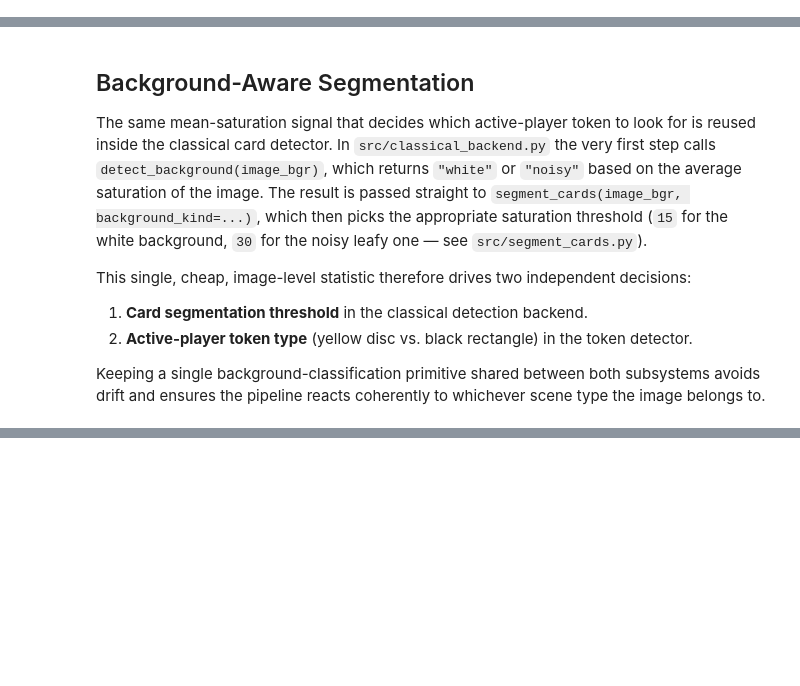
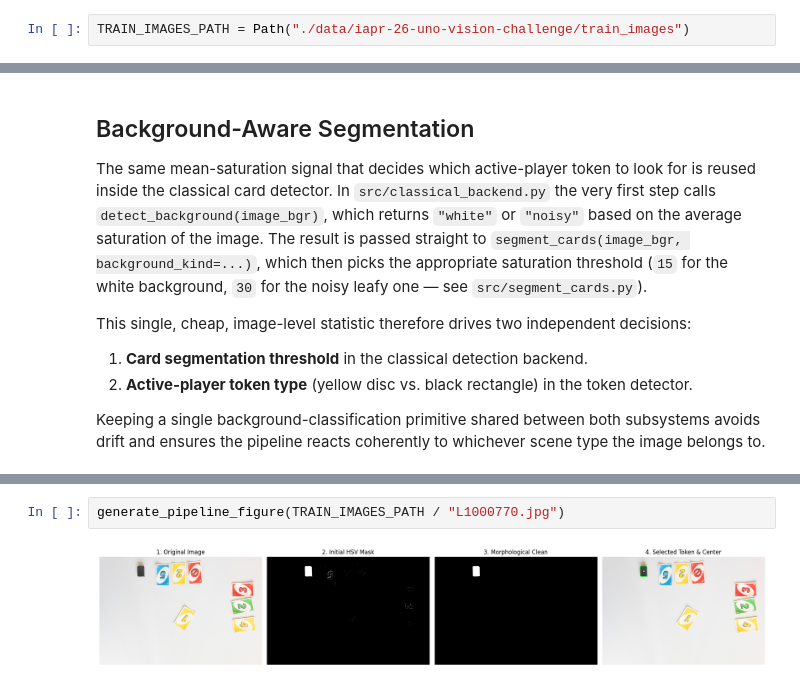
Before and after one commit to theolemonnier/iapr_uno_competition, a Jupyter notebook: report.ipynb, the cells around one changed output, grey strips where cells are left out. Drawn from its saved outputs; the diff is of its cells as text; blank space fills up the shorter version.

Commit message:
Images for token detection

```diff
--- a/report.ipynb
+++ b/report.ipynb
@@ -12,3 +16,5 @@
+# %%
+TRAIN_IMAGES_PATH = Path("./data/iapr-26-uno-vision-challenge/train_images")
 # %% [markdown]
 ## Card Detection (Hybrid):
 
@@ -89,0 +112,4 @@ An important thing to note is that there are two different active player tokens,
+# %%
+generate_pipeline_figure(TRAIN_IMAGES_PATH / "L1000770.jpg")
+# %% [output]
+[figure, added]
```
Also changed, not shown: parts of 3 cells of this notebook, 1 other file.
